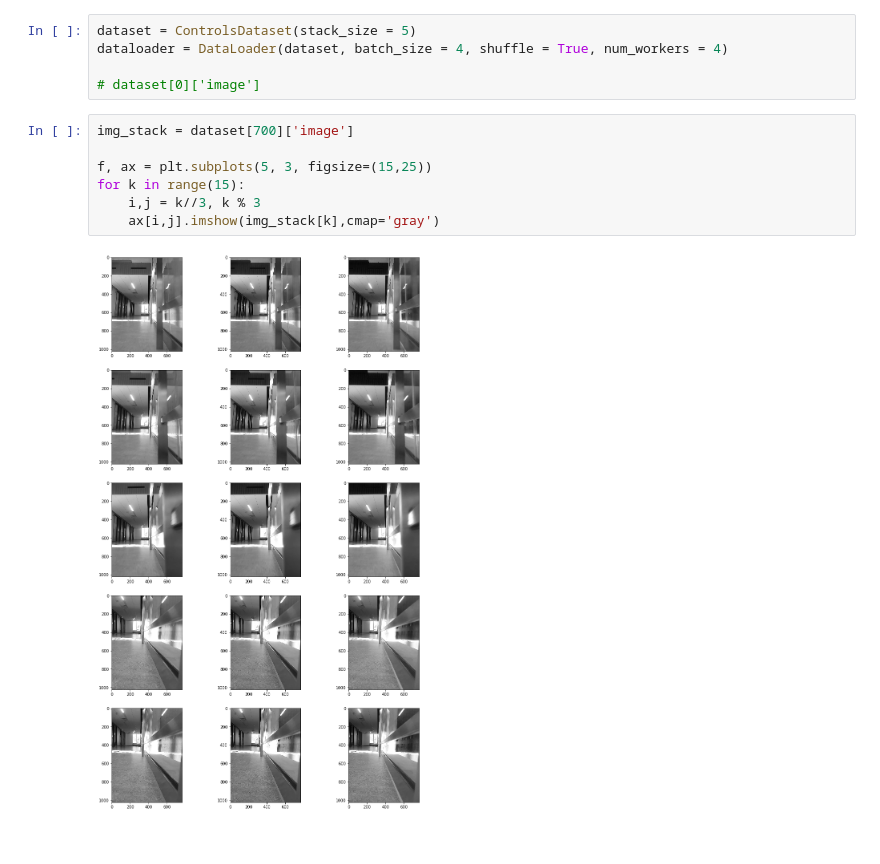
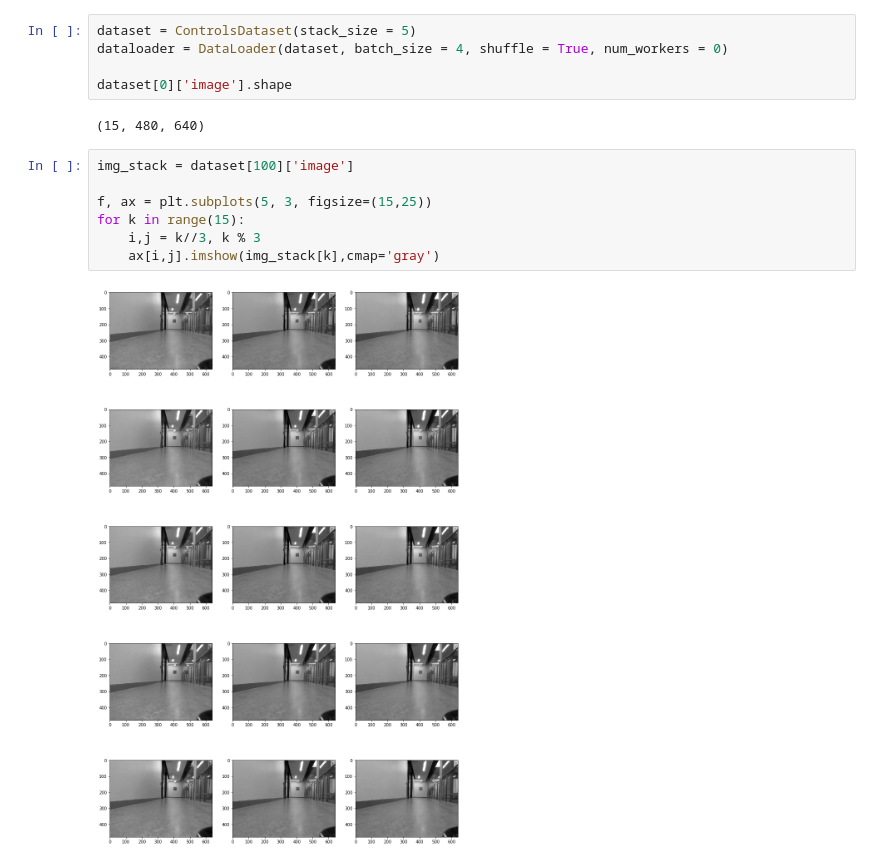
Before and after one commit to Autonomous-Robotics-UTM/Imitation-Learning-Net, a Jupyter notebook: net/CustomDataset.ipynb, the cells around one changed output. Cells and saved outputs as stored; diff of their text form.

```diff
--- a/net/CustomDataset.ipynb
+++ b/net/CustomDataset.ipynb
@@ -41,15 +40,17 @@ class ControlsDataset(Dataset):
         return sample
 # %%
 dataset = ControlsDataset(stack_size = 5)
-dataloader = DataLoader(dataset, batch_size = 4, shuffle = True, num_workers = 4)
+dataloader = DataLoader(dataset, batch_size = 4, shuffle = True, num_workers = 0)
 
-# dataset[0]['image']
+dataset[0]['image'].shape
+# %% [output]
+(15, 480, 640)
 # %%
-img_stack = dataset[700]['image']
+img_stack = dataset[100]['image']
 
 f, ax = plt.subplots(5, 3, figsize=(15,25))
 for k in range(15):
     i,j = k//3, k % 3
     ax[i,j].imshow(img_stack[k],cmap='gray')
 # %% [output]
-[figure, old version]
+[figure, new version]
```
Also changed, not shown: parts of 2 cells of this notebook, 2 other files.
